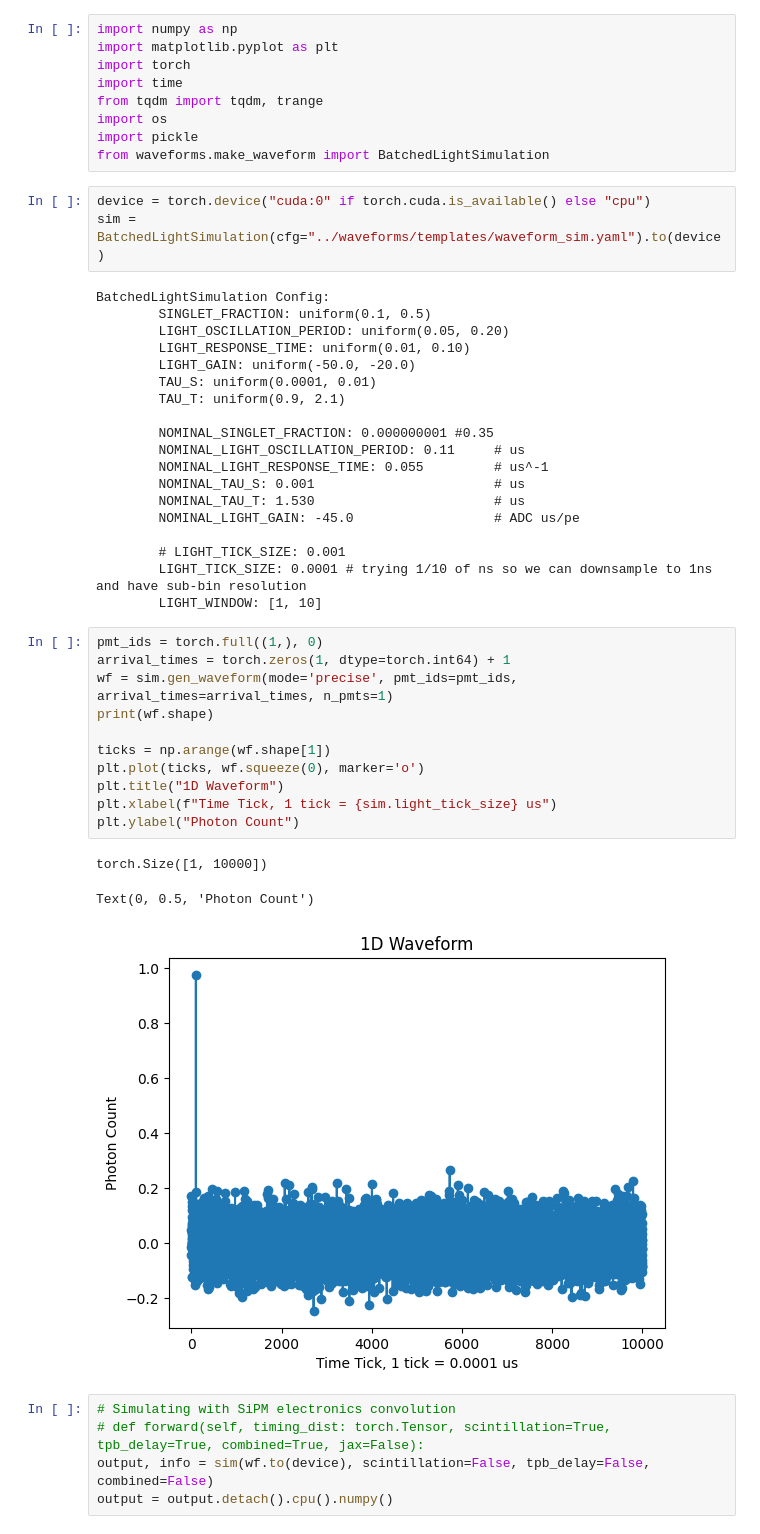
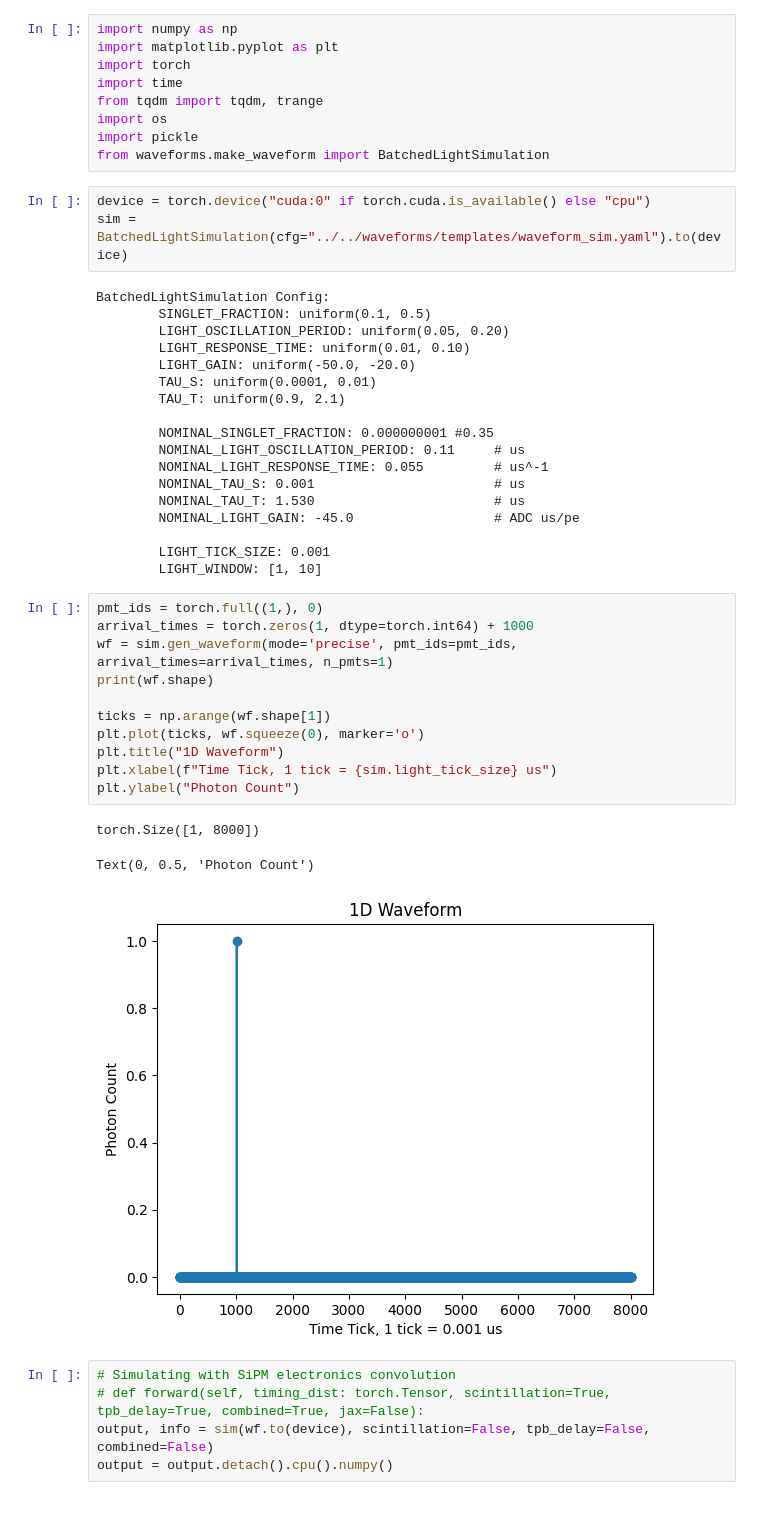
Before and after one commit to carsmithhhh/flash_detection, a Jupyter notebook: notebooks/data_gen2.ipynb, the cells around one changed output. Drawn from its saved outputs; the diff is of its cells as text.

```diff
--- a/notebooks/data_gen2.ipynb
+++ b/notebooks/data_gen2.ipynb
@@ -15,7 +16,7 @@ import pickle
 from waveforms.make_waveform import BatchedLightSimulation
 # %%
 device = torch.device("cuda:0" if torch.cuda.is_available() else "cpu")
-sim = BatchedLightSimulation(cfg="../waveforms/templates/waveform_sim.yaml").to(device)
+sim = BatchedLightSimulation(cfg="../../waveforms/templates/waveform_sim.yaml").to(device)
 # %% [output]
 BatchedLightSimulation Config:
         SINGLET_FRACTION: uniform(0.1, 0.5)
@@ -32,24 +33,23 @@ BatchedLightSimulation Config:
         NOMINAL_TAU_T: 1.530                       # us
         NOMINAL_LIGHT_GAIN: -45.0                  # ADC us/pe
 
-        # LIGHT_TICK_SIZE: 0.001
-        LIGHT_TICK_SIZE: 0.0001 # trying 1/10 of ns so we can downsample to 1ns and have sub-bin resolution
+        LIGHT_TICK_SIZE: 0.001
         LIGHT_WINDOW: [1, 10]
 # %%
 pmt_ids = torch.full((1,), 0)
-arrival_times = torch.zeros(1, dtype=torch.int64) + 1
+arrival_times = torch.zeros(1, dtype=torch.int64) + 1000
 wf = sim.gen_waveform(mode='precise', pmt_ids=pmt_ids, arrival_times=arrival_times, n_pmts=1)
 print(wf.shape)
 
 ticks = np.arange(wf.shape[1])
 plt.plot(ticks, wf.squeeze(0), marker='o')
 plt.title("1D Waveform")
 plt.xlabel(f"Time Tick, 1 tick = {sim.light_tick_size} us")
 plt.ylabel("Photon Count")
 # %% [output]
-torch.Size([1, 10000])
+torch.Size([1, 8000])
 Text(0, 0.5, 'Photon Count')
-[figure, old version]
+[figure, new version]
 # %%
 # Simulating with SiPM electronics convolution
 # def forward(self, timing_dist: torch.Tensor, scintillation=True, tpb_delay=True, combined=True, jax=False):
```
Also changed, not shown: parts of 2 cells of this notebook, 6 other files.
